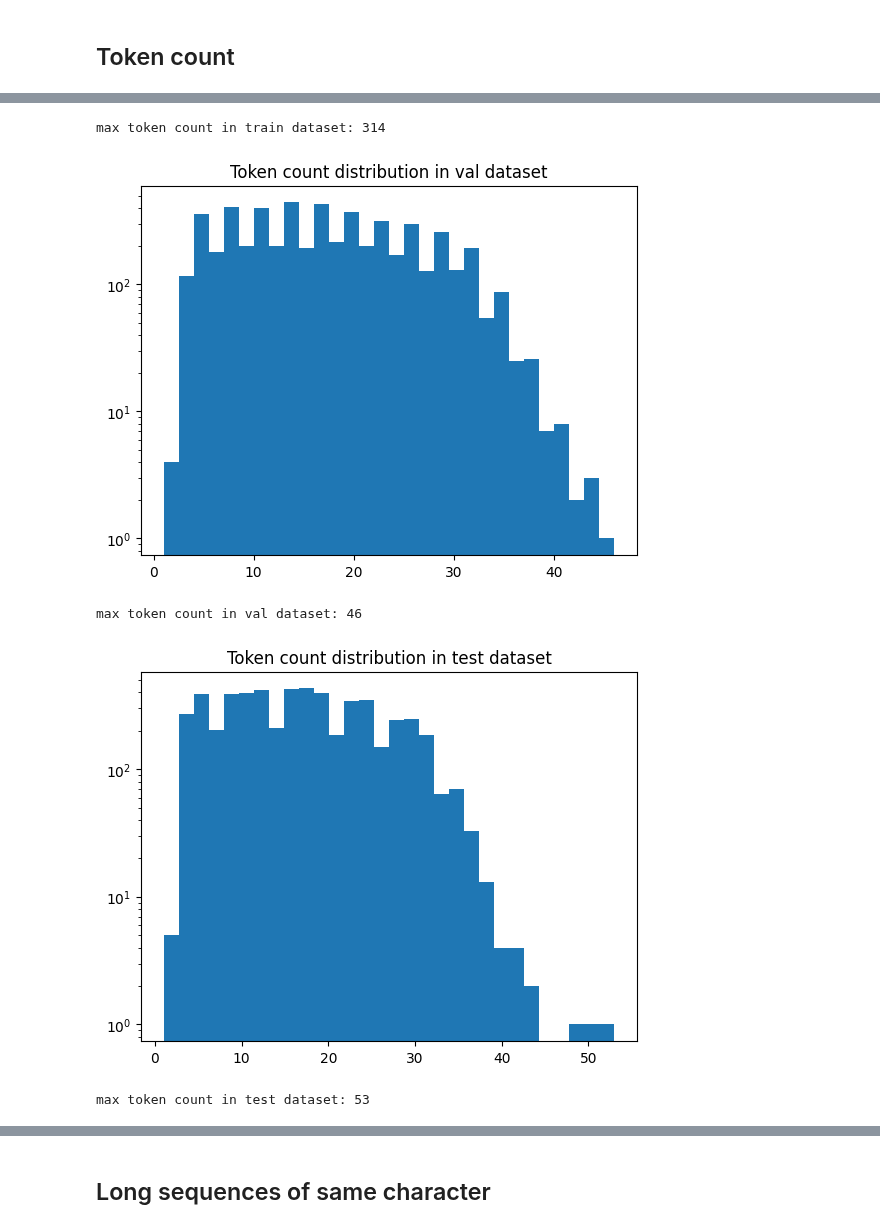
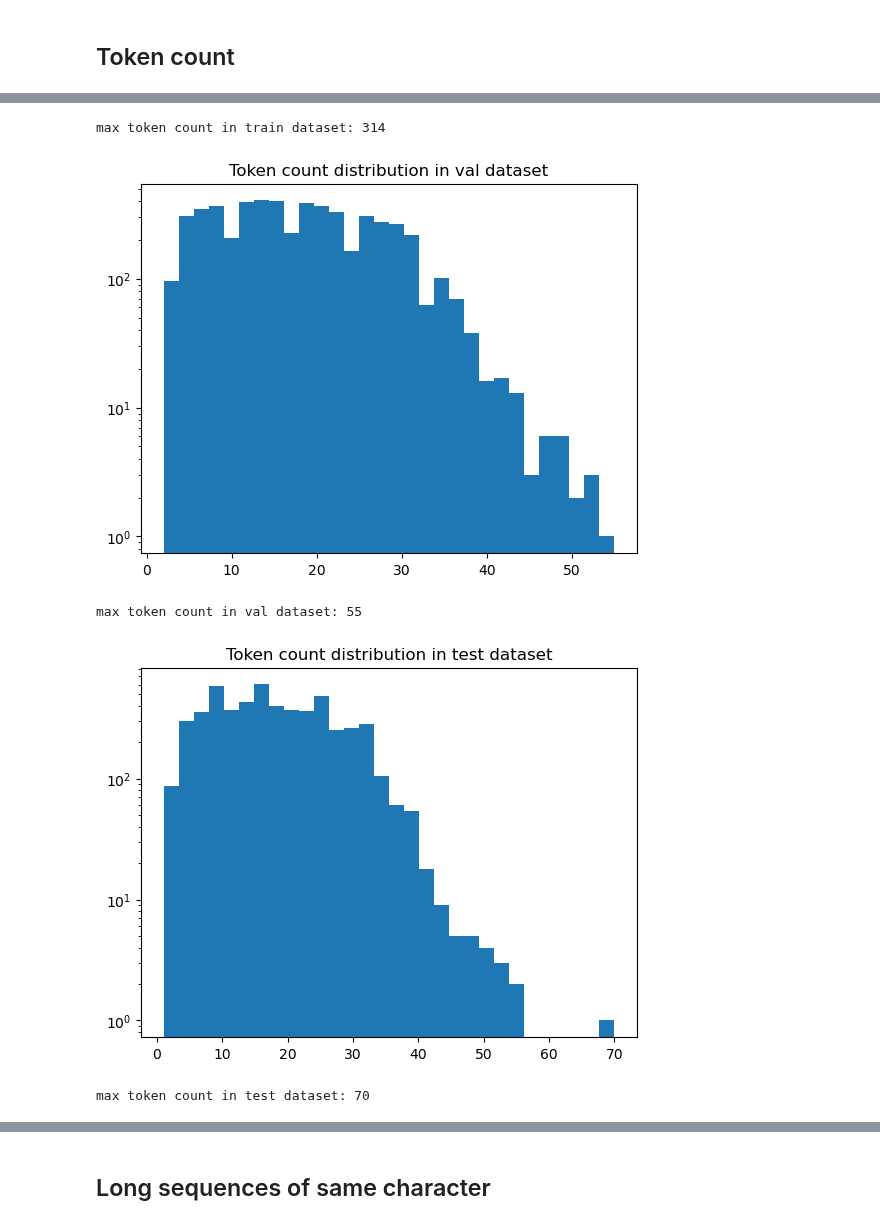
Before and after one commit to Nsivaa/HLT, a Jupyter notebook: GoEmotions_data_exploration.ipynb, the cells around one changed output, grey strips where cells are left out. Saved outputs shown, nothing was run; the diff lists cells and outputs as text; code cells hidden in the pictures.

Commit message:
todo cleanup, single label twitter

```diff
--- a/GoEmotions_data_exploration.ipynb
+++ b/GoEmotions_data_exploration.ipynb
@@ -125,7 +125,8 @@ Name: text, Length: 219, dtype: object
 # %%
 # get number of records with at least one tag
 for name, dataset in zip(['train', 'val', 'test'], [train_df, val_df, test_df]):
-    print(f'{name}: {len(dataset[dataset["text"].str.contains(r"(?: ^|\b)/?[ur]\/\w+", regex=True)])}')
+    amount = len(dataset[dataset["text"].str.contains(r"(?: ^|\b)/?[ur]\/\w+", regex=True)])
+    print(f'{name}: {amount}')
 # %% [output]
 train: 274
 val: 35
@@ -244,8 +251,7 @@ for name, dataset in zip(['train', 'val', 'test'], [train_df, val_df, test_df]):
 ## Token count
 # %%
 # count token count distribution using bert tokenizer
-#TODO: sostituire uncased con bert normale!!!
-tokenizer = BertTokenizer.from_pretrained('bert-base-uncased')
+tokenizer = BertTokenizer.from_pretrained('bert-base-cased')
 token_counts_dict = {}
 for name, dataset in zip(['train', 'val', 'test'], [train_df, val_df, test_df]):
     token_counts = []
@@ -264,8 +270,8 @@ for name, dataset in zip(['train', 'val', 'test'], [train_df, val_df, test_df]):
 max token count in train dataset: 314
-[figure, old version]
+[figure, new version]
-max token count in val dataset: 46
+max token count in val dataset: 55
-[figure, old version]
+[figure, new version]
-max token count in test dataset: 53
+max token count in test dataset: 70
 # %%
 #get sentences with high token count
 occ = train_df[[el > 55 for el in token_counts_dict['train']]]
```
Also changed, not shown: parts of 7 cells of this notebook, 10 other files.
